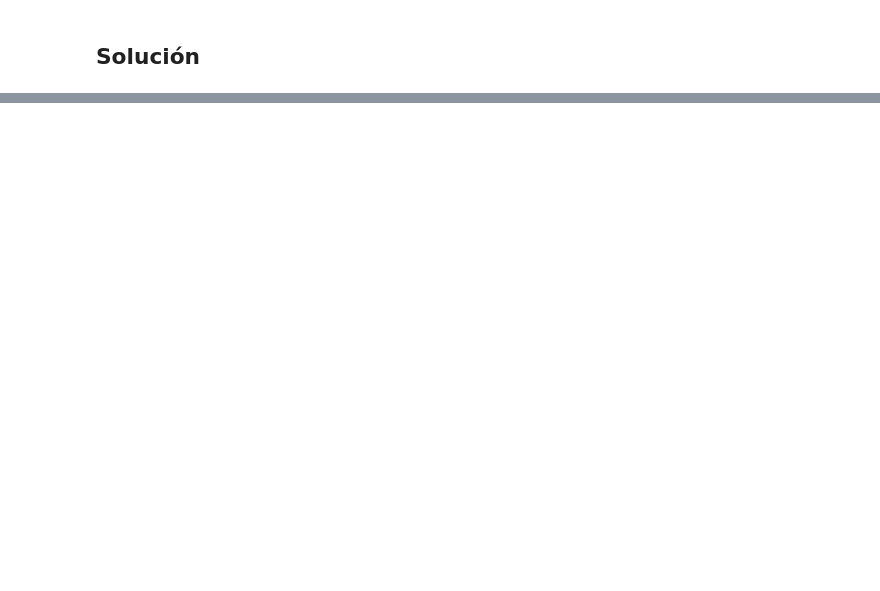
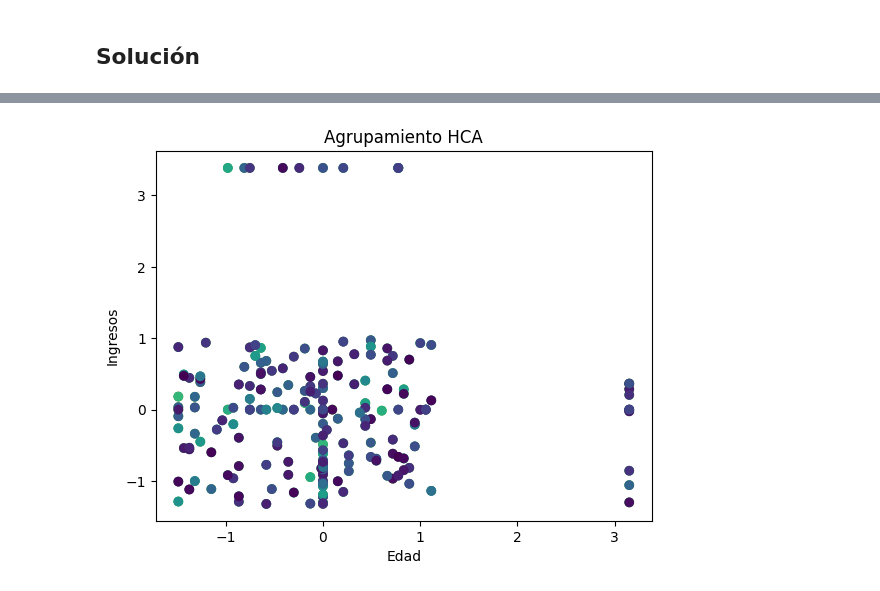
Before and after one commit to lbustio/ciencia_datos, a Jupyter notebook: 18.-clustering.ipynb, the cells around one changed output, grey strips where cells are left out. Drawn from its saved outputs; the diff is of its cells as text; code cells hidden in the pictures; blank space fills up the shorter version.

Commit message:
Actualizando archivos y agregando clase de trees

```diff
--- a/18.-clustering.ipynb
+++ b/18.-clustering.ipynb
@@ -49,3 +28,0 @@ Para unificar los gráficos, se deben definir algunas opciones globales para los
-# %%
-plt.rcParams["figure.figsize"] = (20,10)
-sns.set_style("whitegrid")
@@ -568,0 +111,4 @@ Ya está. Hemos construido con éxito nuestro modelo de K-Means y hemos hecho la
+# %%
+# a) Cargar los datos desde el archivo CSV y almacenarlos en un DataFrame llamado clientes.
+clientes = pd.read_csv("data/18.-datos_clientes.csv")
+clientes
@@ -568,0 +209,17 @@ Ya está. Hemos construido con éxito nuestro modelo de K-Means y hemos hecho la
+# %%
+# Completar valores faltantes
+tipos_de_datos = clientes.dtypes
+for columna in valores_faltantes.index:
+    if valores_faltantes[columna] > 0:
+        if tipos_de_datos[columna] == np.float64 or tipos_de_datos[columna] == np.int64:
+            clientes[columna].fillna(clientes[columna].mean(), inplace=True)
+        else:
+            clientes[columna].fillna(clientes[columna].mode()[0], inplace=True)
+
+# Imprimir problemas detectados y verificar que los valores faltantes se hayan completado
+for problema, cantidad in problemas.items():
+    print(f"{problema}: {cantidad}")
+
+valores_faltantes_despues = clientes.isnull().sum()
+print("\nValores faltantes después de completarlos:")
+print(valores_faltantes_despues)
@@ -568,0 +270,20 @@ Ya está. Hemos construido con éxito nuestro modelo de K-Means y hemos hecho la
+# %%
+# d) Utilizar la biblioteca scikit-learn para realizar el agrupamiento utilizando HCA y KMeans.
+
+# Preprocesamiento de datos
+scaler = StandardScaler()
+datos_normalizados = scaler.fit_transform(clientes[['Edad', 'Ingresos', 'Gasto', 'Puntuacion']])
+
+# i. Aplicar la técnica de HCA para agrupar los clientes en grupos.
+model = AgglomerativeClustering(distance_threshold=0, n_clusters=None)
+model = model.fit(datos_normalizados)
+hca_pred = model.fit_predict(datos_normalizados)
+
+# Visualización de clusters de HCA
+plt.scatter(datos_normalizados[:, 0], datos_normalizados[:, 1], c=hca_pred, cmap='viridis')
+plt.title('Agrupamiento HCA')
+plt.xlabel('Edad')
+plt.ylabel('Ingresos')
+plt.show()
+# %% [output]
+[figure, added]
```
Also changed, not shown: parts of 94 cells of this notebook, 22 other files.
